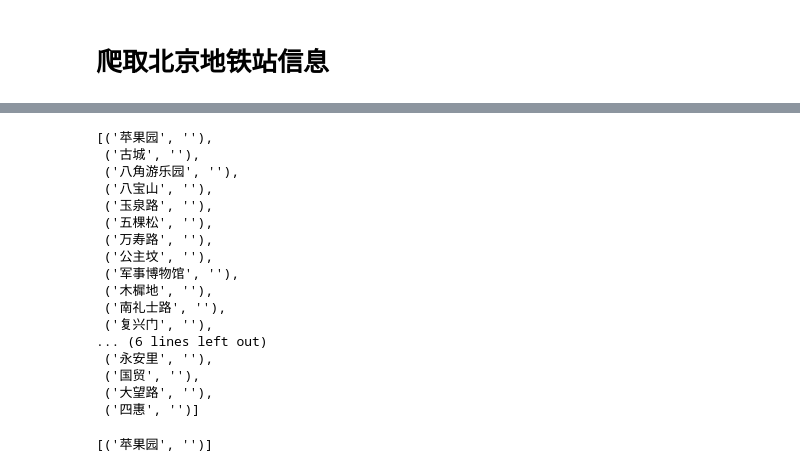
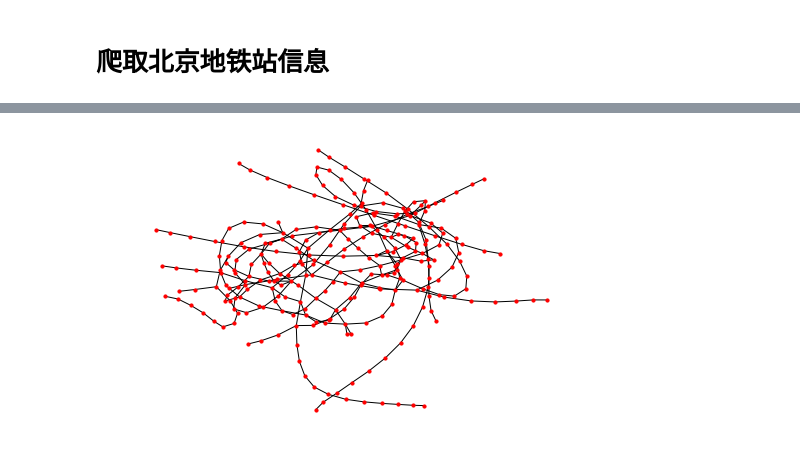
Before and after one commit to jimzhang1030/AI-For-NLP, a Jupyter notebook: subway_in_Beijing_spider.ipynb, the cells around one changed output, grey strips where cells are left out. Cells and saved outputs as stored; diff of their text form; code cells hidden in the pictures.

```diff
--- a/subway_in_Beijing_spider.ipynb
+++ b/subway_in_Beijing_spider.ipynb
@@ -175,7 +128,0 @@ tmp_soup.find_all(text=re.compile('(\w+)——(\w+)'))
-# %%
-stations = []
-distances = []
-for i in tmp_soup.find_all('th',text=re.compile('(.*?)——(.*?)')):
-    stations += re.findall('>(.*?)——(.*?)<', str(i))
-for i in tmp_soup.find_all('td',text=re.compile('\d+米')):
-    distances += re.findall(('\d+'), i.string)
@@ -202,4 +129,7 @@ stations, distances
 # %%
-stations_connection = defaultdict(list)
-for i, v in stations:
-    stations_connection[i].append(v)
+f_stations_connections = defaultdict(list)
+for i, v in f_stations:
+    f_stations_connections[i].append(v)
+    f_stations_connections[v].append(i)
+len(f_stations_connections)
+f_stations_connections
@@ -285,24 +153,0 @@ for i in a:
-# %%
-stations
-# %% [output]
-[('苹果园', ''),
- ('古城', ''),
- ('八角游乐园', ''),
- ('八宝山', ''),
- ('玉泉路', ''),
- ('五棵松', ''),
- ('万寿路', ''),
- ('公主坟', ''),
- ('军事博物馆', ''),
- ('木樨地', ''),
- ('南礼士路', ''),
- ('复兴门', ''),
-... (6 lines left out)
- ('永安里', ''),
- ('国贸', ''),
- ('大望路', ''),
- ('四惠', '')]
-# %%
-re.findall('(.*?)——(.*?)', '苹果园——古城')
-# %% [output]
-[('苹果园', '')]
@@ -308,0 +156,6 @@ re.findall('(.*?)——(.*?)', '苹果园——古城')
+# %%
+f_stations_connections_graph = nx.Graph(f_stations_connections)
+# %%
+nx.draw(f_stations_connections_graph, with_labls=True, node_size=10)
+# %% [output]
+[figure, added]
```
Also changed, not shown: parts of 19 cells of this notebook, 2 other files.
